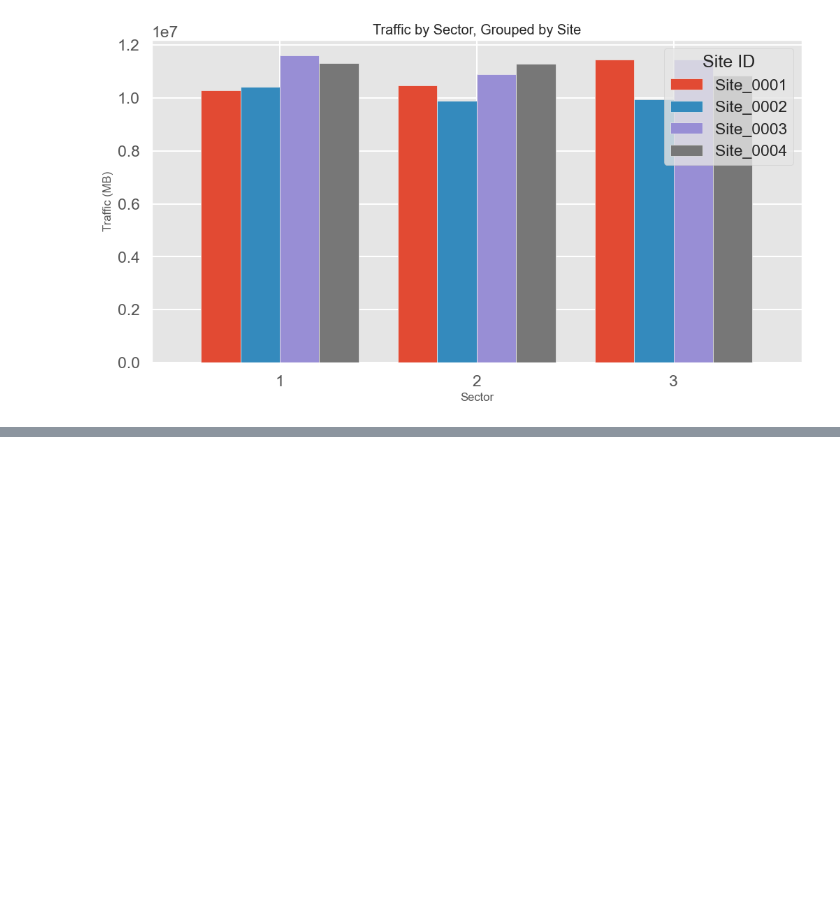
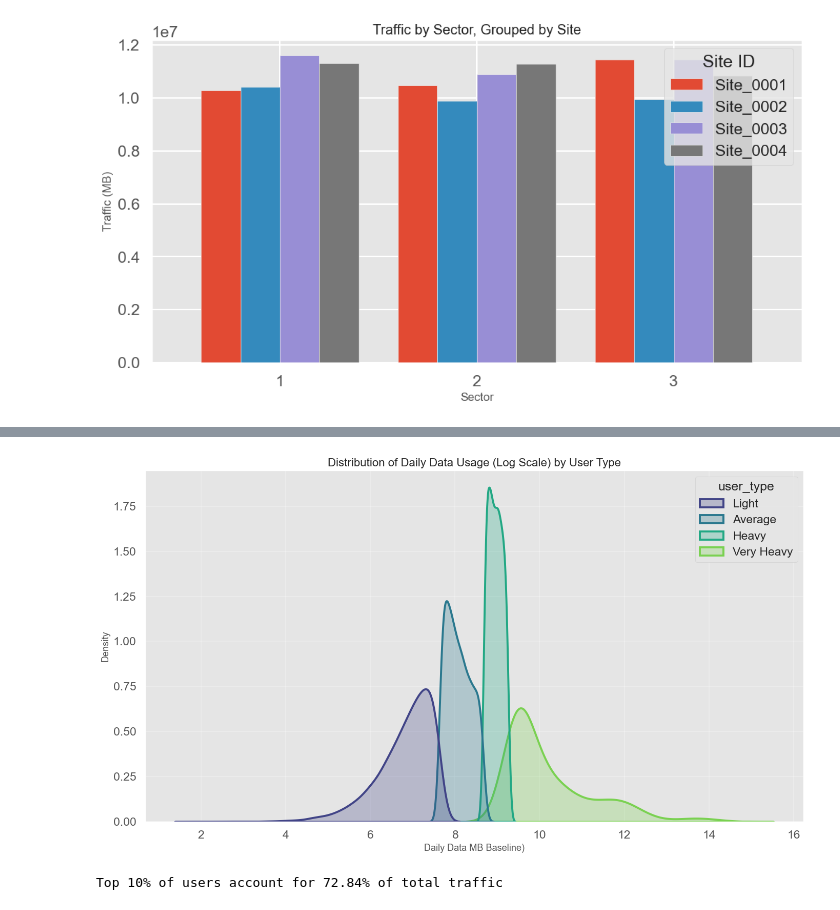
Before and after one commit to omartarek000/Telecom_session_lens, a Jupyter notebook: Telecom_EDA.ipynb, the cells around one changed output, grey strips where cells are left out. Drawn from its saved outputs; the diff is of its cells as text; code cells hidden in the pictures; blank space fills up the shorter version.

```diff
--- a/Telecom_EDA.ipynb
+++ b/Telecom_EDA.ipynb
@@ -139,0 +217,46 @@ plt.show()
+# %%
+# Log transformation (you already have this)
+subscribers_data['log_daily_data_mb_baseline'] = np.log1p(
+    subscribers_data['daily_data_mb_baseline']
+)
+
+# User type definition (already correct)
+subscribers_data['user_type'] = np.where(
+    subscribers_data['usage_percentile'] >= 90, 'Very Heavy',
+    np.where(subscribers_data['usage_percentile'] >= 80, 'Heavy',
+    np.where(subscribers_data['usage_percentile'] >= 50, 'Average', 'Light'))
+)
+
+# ==================== IMPROVED PLOT ====================
+plt.figure(figsize=(14, 8))
+
+sns.kdeplot(
+    data=subscribers_data,
+    x='log_daily_data_mb_baseline',
+    hue='user_type',
+    hue_order=['Light', 'Average', 'Heavy', 'Very Heavy'],
+    fill=True,
+    alpha=0.28,           # more transparent → better blending
+    bw_adjust=1.8,        # much smoother → feels more continuous
+    palette='viridis',    # nice continuous-feeling colors
+    linewidth=2.8,
+    common_norm=False ,
+    legend=True
+)
+
+plt.title('Distribution of Daily Data Usage (Log Scale) by User Type', fontsize=16)
+plt.xlabel('Daily Data MB Baseline)', fontsize=13)
+plt.ylabel('Density', fontsize=13)
+plt.grid(True, alpha=0.25)
+plt.tight_layout()
+plt.show()
+# %% [output]
+[figure, added]
+# %%
+# need to calculate the top 10 percntile
+total_traffic = subscribers_data['daily_data_mb_baseline'].sum()
+top_10_percentile_traffic = subscribers_data[subscribers_data['usage_percentile'] >= 90]['daily_data_mb_baseline'].sum()
+
+print(f"Top 10% of users account for {top_10_percentile_traffic / total_traffic:.2%} of total traffic")
+# %% [output]
+Top 10% of users account for 72.84% of total traffic
```
Also changed, not shown: parts of 7 cells of this notebook.
